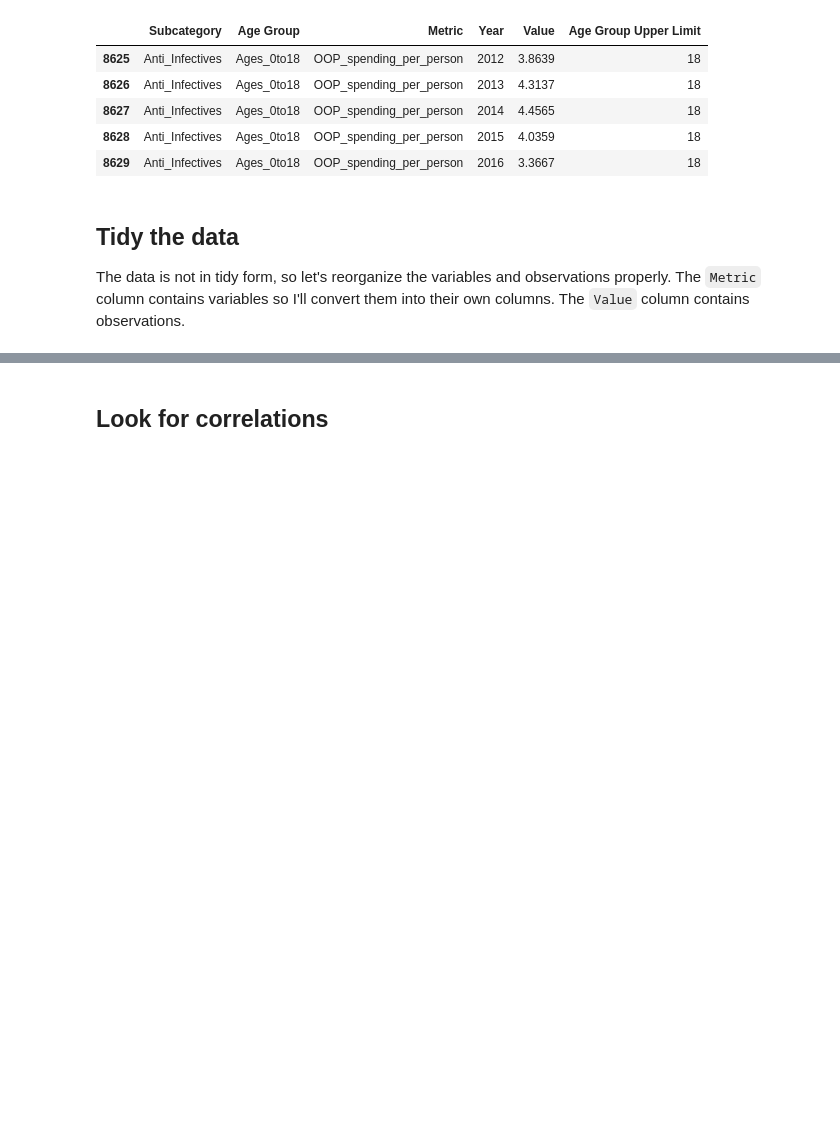
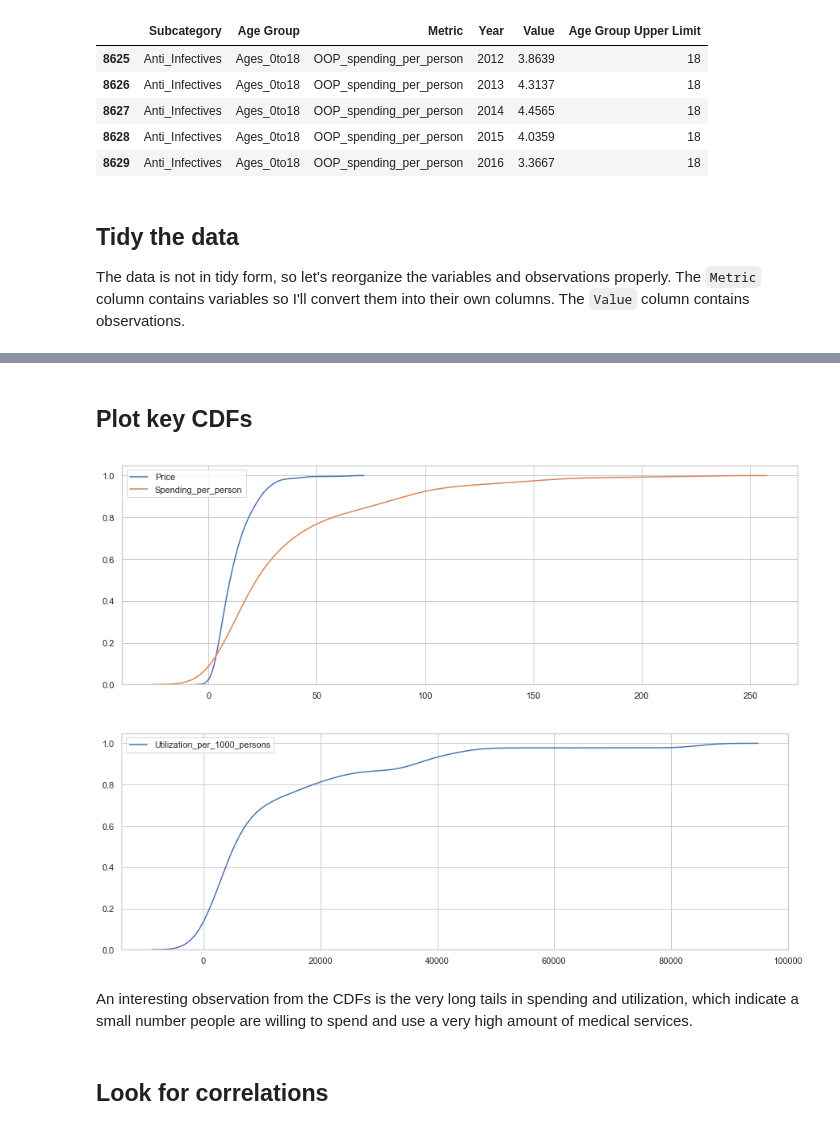
Before and after one commit to tylerbittner/datascience-bootcamp, a Jupyter notebook: week-5/Exercise Part 1 - EDA and Data Cleaning.ipynb, the cells around one changed output, grey strips where cells are left out. Cells and saved outputs as stored; diff of their text form; code cells hidden in the pictures; blank space fills up the shorter version.

```diff
--- a/week-5/Exercise Part 1 - EDA and Data Cleaning.ipynb
+++ b/week-5/Exercise Part 1 - EDA and Data Cleaning.ipynb
@@ -19,6 +19,7 @@ import matplotlib.pyplot as plt
 
 # Set defaults
 #plt.rcParams['figure.figsize'] = (20, 10)
+sns.set(style="whitegrid")
 # %%
 df = pd.read_csv(os.path.join('datasets',
                                     'HCCI’s 2016 Health Care Cost and Utilization Report - Machine readable data',
@@ -218,6 +219,22 @@ rx_df_tidy.head()
 | 2 | Anti_Infectives | 18 | 2014 | 4.448389 | 10.485811 | 17.521444 | ... |
 | 3 | Anti_Infectives | 18 | 2015 | 4.527733 | 9.593022 | 16.142189 | ... |
 | 4 | Anti_Infectives | 18 | 2016 | 4.390100 | 8.995678 | 15.473244 | ... |
+# %% [markdown]
+## Plot key CDFs
+# %%
+plt.figure(figsize = (15, 5))
+sns.kdeplot(rx_df_tidy.loc[:,'Price'], cumulative=True)
+sns.kdeplot(rx_df_tidy.loc[:,'Spending_per_person'], cumulative=True)
+plt.show()
+
+plt.figure(figsize = (15, 5))
+sns.kdeplot(rx_df_tidy.loc[:,'Utilization_per_1000_persons'], cumulative=True)
+plt.show()
+# %% [output]
+[figure, added]
+[figure, added]
+# %% [markdown]
+An interesting observation from the CDFs is the very long tails in spending and utilization, which indicate a small number people are willing to spend and use a very high amount of medical services.
 # %% [markdown]
 ## Look for correlations
 # %%
```
Also changed, not shown: parts of 1 cell of this notebook, 21 other files.
